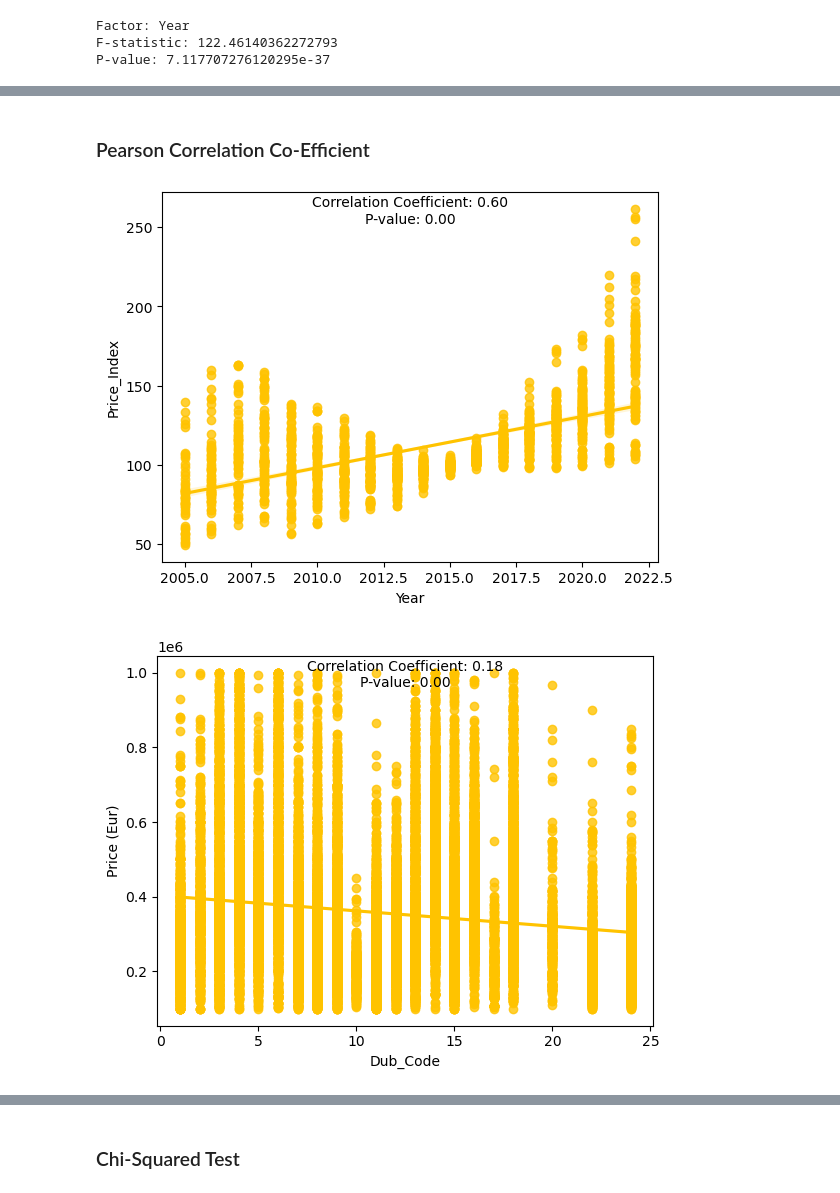
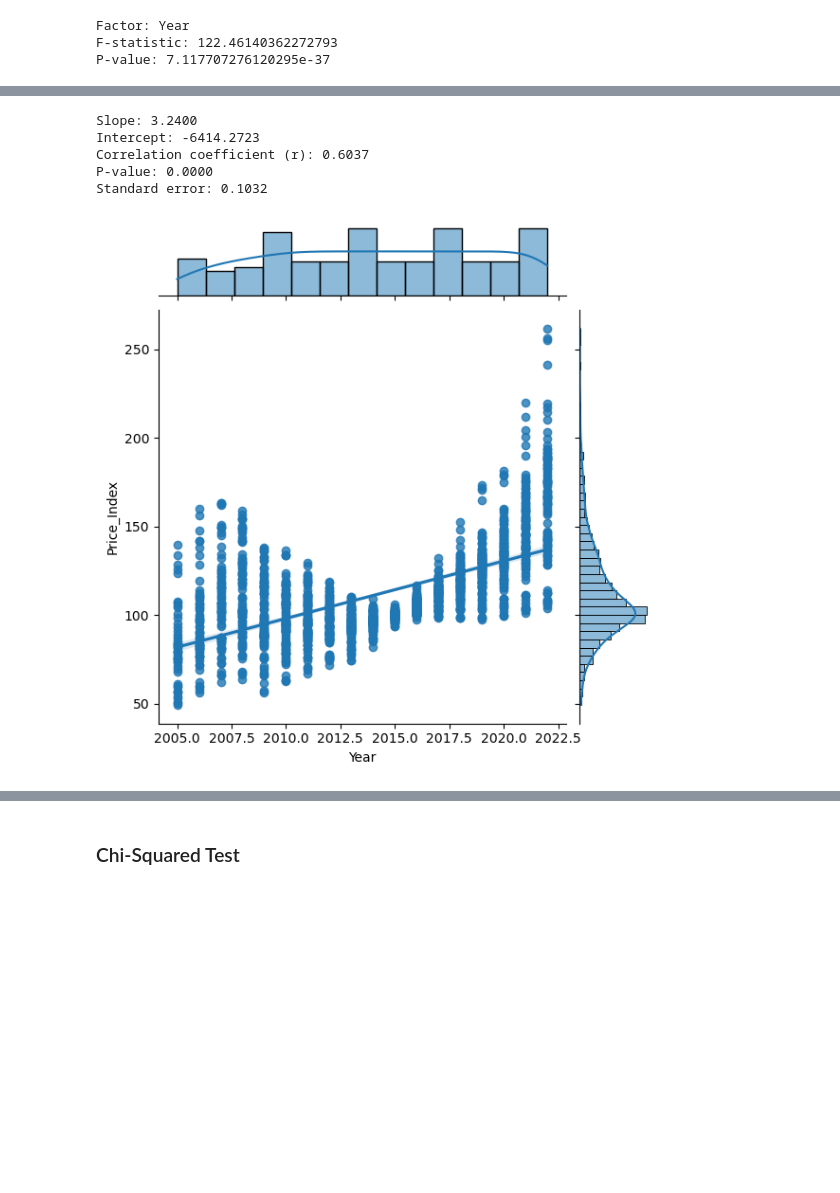
Before and after one commit to sba22232/Sem1CA1Repeatsba22232, a Jupyter notebook: Sem1CA1Repeat/Sem1CA1Repeatsba22232.ipynb, the cells around one changed output, grey strips where cells are left out. Drawn from its saved outputs; the diff is of its cells as text; code cells hidden in the pictures; blank space fills up the shorter version.

```diff
--- a/Sem1CA1Repeat/Sem1CA1Repeatsba22232.ipynb
+++ b/Sem1CA1Repeat/Sem1CA1Repeatsba22232.ipynb
@@ -913,32 +957,20 @@ sns.jointplot(x = "Year", y = "Price (Eur)", data = df2, kind = "reg");
-# %% [markdown]
-### Pearson Correlation Co-Efficient
-# %%
-# Calculate the correlation coefficient and p-value
-corr_coef, p_value = stats.pearsonr(pi['Year'], pi['Price_Index'])
-
-# Plot the scatterplot with a regression line
-sns.regplot(x='Year', y='Price_Index', data=pi)
-
-# Add the correlation coefficient and p-value to the plot
-plt.text(0.5, 0.95, f'Correlation Coefficient: {corr_coef:.2f}\nP-value: {p_value:.2f}',
-         ha='center', va='center', transform=plt.gca().transAxes)
-
-# Show the plot
-plt.show()
-# %% [output]
-[figure, removed]
-# %%
-# Calculate the correlation coefficient and p-value
-corr_coef, p_value = stats.pearsonr(df2['Year'], df2['Price (Eur)'])
-
-# Plot the scatterplot with a regression line
-sns.regplot(x='Dub_Code', y='Price (Eur)', data=df2)
-
-# Add the correlation coefficient and p-value to the plot
-plt.text(0.5, 0.95, f'Correlation Coefficient: {corr_coef:.2f}\nP-value: {p_value:.2f}',
-         ha='center', va='center', transform=plt.gca().transAxes)
-
-# Show the plot
-plt.show()
-# %% [output]
-[figure, removed]
+# %%
+# Bivariate Distribution plot showing the Regression Analysis
+sns.jointplot(x = "Year", y = "Price_Index", data = pi, kind = "reg");
+
+# Regression Analysis calcuations
+slope, intercept, r_value, p_value, std_err = stats.linregress(pi['Year'], pi['Price_Index'])
+
+# Print the regression analysis results
+print(f"Slope: {slope:.4f}")
+print(f"Intercept: {intercept:.4f}")
+print(f"Correlation coefficient (r): {r_value:.4f}")
+print(f"P-value: {p_value:.4f}")
+print(f"Standard error: {std_err:.4f}")
+# %% [output]
+Slope: 3.2400
+Intercept: -6414.2723
+Correlation coefficient (r): 0.6037
+P-value: 0.0000
+Standard error: 0.1032
+[figure, added]
```
Also changed, not shown: parts of 28 cells of this notebook.
